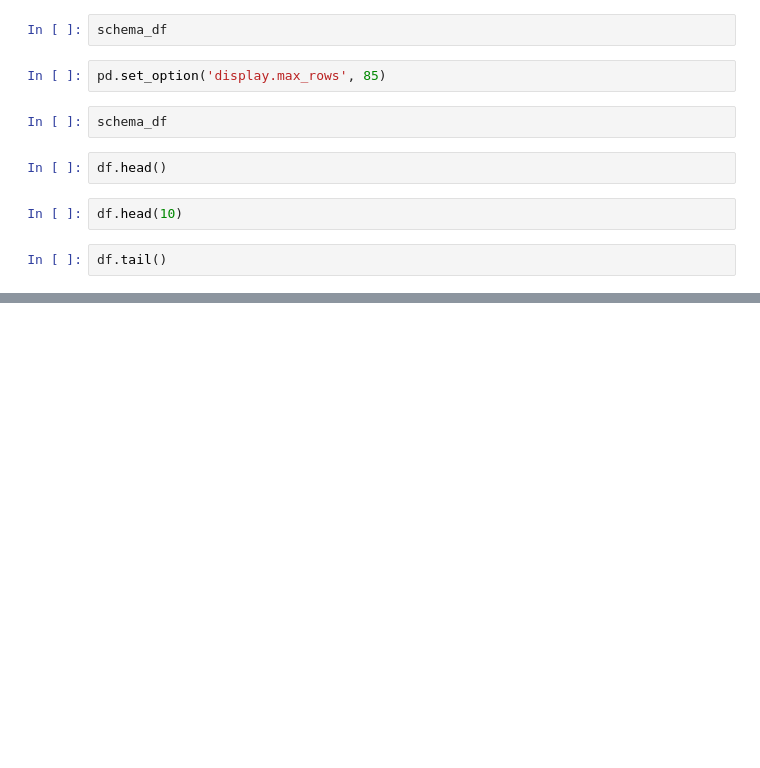
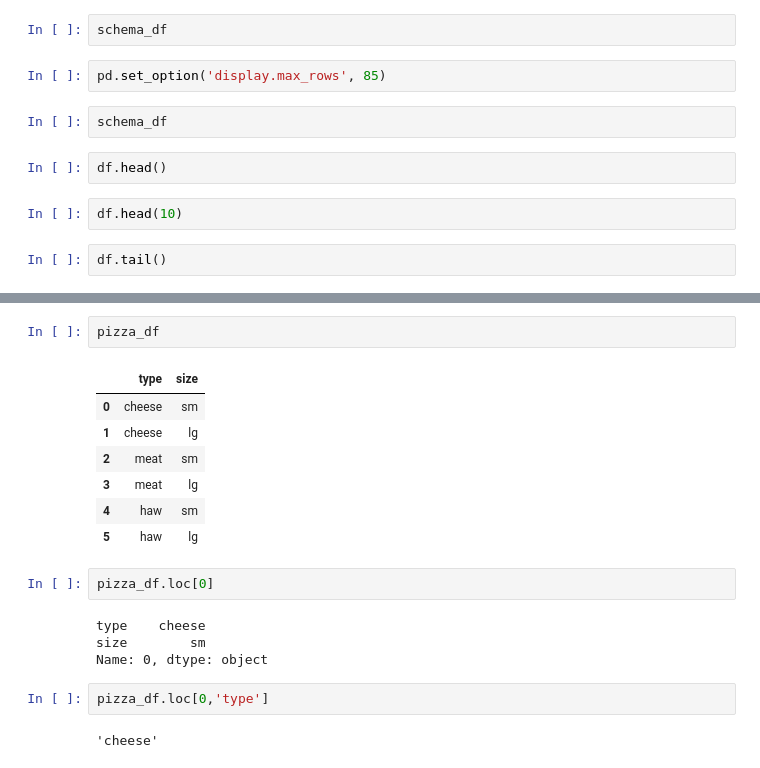
Before and after one commit to Simon-Fukada/Pandas_Practice, a Jupyter notebook: Pandas Practice.ipynb, the cells around one changed output, grey strips where cells are left out. Cells and saved outputs as stored; diff of their text form; blank space fills up the shorter version.

```diff
--- a/Pandas Practice.ipynb
+++ b/Pandas Practice.ipynb
@@ -112,0 +140,20 @@ df.loc[0:2, 'Hobbyist':'Employment']
+# %%
+pizza_df
+# %% [output]
+|  | type | size |
+| 0 | cheese | sm |
+| 1 | cheese | lg |
+| 2 | meat | sm |
+| 3 | meat | lg |
+| 4 | haw | sm |
+| 5 | haw | lg |
+# %%
+pizza_df.loc[0]
+# %% [output]
+type    cheese
+size        sm
+Name: 0, dtype: object
+# %%
+pizza_df.loc[0,'type']
+# %% [output]
+'cheese'
```
Also changed, not shown: parts of 21 cells of this notebook.
